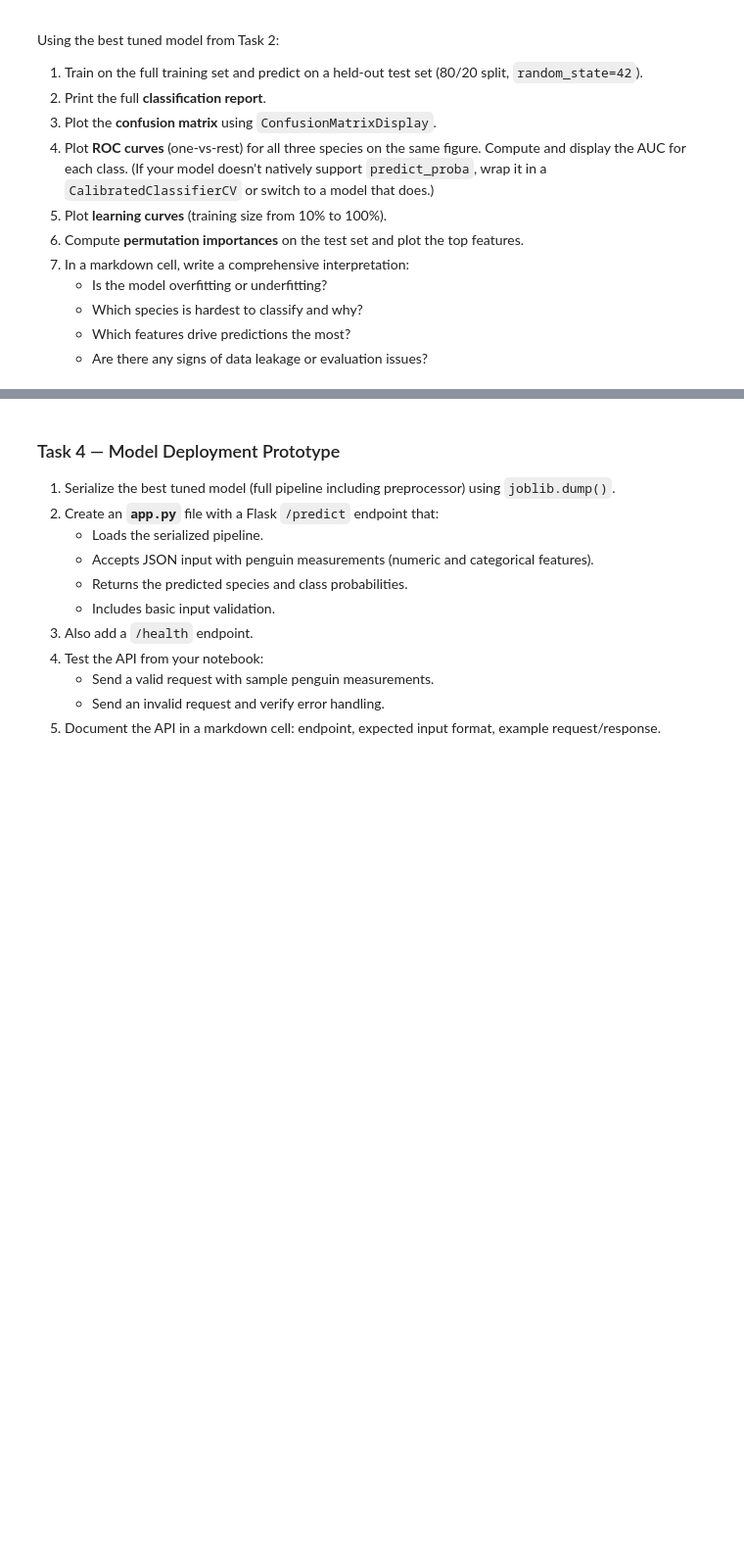
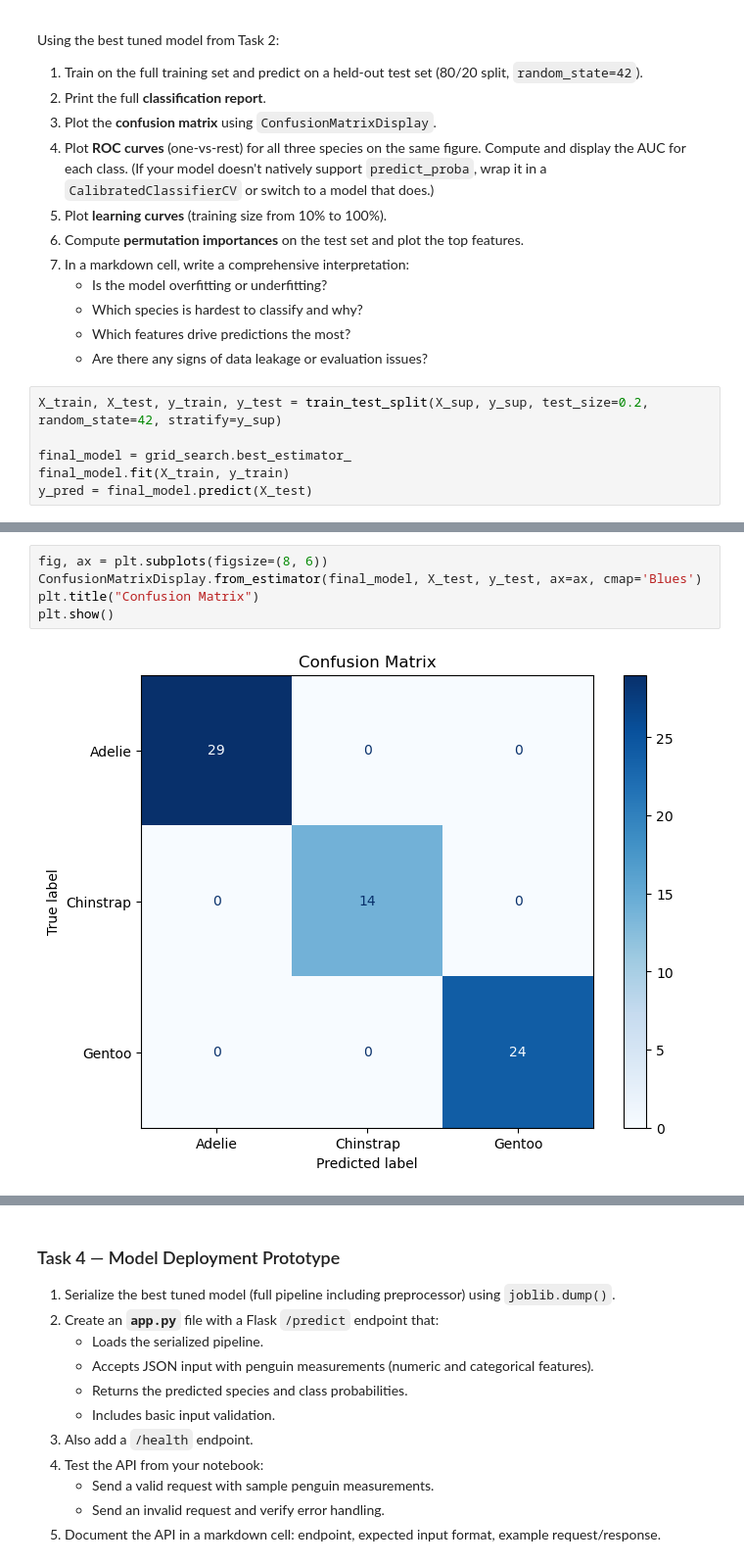
Before and after one commit to wiserval/m4-10-assessment, a Jupyter notebook: m4-10-assessment.ipynb, the cells around one changed output, grey strips where cells are left out. Shown at 98% size. Cells and saved outputs as stored; diff of their text form; blank space fills up the shorter version.

Commit message:
task 3: model evaluation and interpretation

```diff
--- a/m4-10-assessment.ipynb
+++ b/m4-10-assessment.ipynb
@@ -211,3 +219,9 @@ Using the best tuned model from Task 2:
    - Which species is hardest to classify and why?
    - Which features drive predictions the most?
    - Are there any signs of data leakage or evaluation issues?
+# %%
+X_train, X_test, y_train, y_test = train_test_split(X_sup, y_sup, test_size=0.2, random_state=42, stratify=y_sup)
+
+final_model = grid_search.best_estimator_
+final_model.fit(X_train, y_train)
+y_pred = final_model.predict(X_test)
@@ -213,0 +242,7 @@ Using the best tuned model from Task 2:
+# %%
+fig, ax = plt.subplots(figsize=(8, 6))
+ConfusionMatrixDisplay.from_estimator(final_model, X_test, y_test, ax=ax, cmap='Blues')
+plt.title("Confusion Matrix")
+plt.show()
+# %% [output]
+[figure, added]
```
Also changed, not shown: parts of 6 cells of this notebook.
